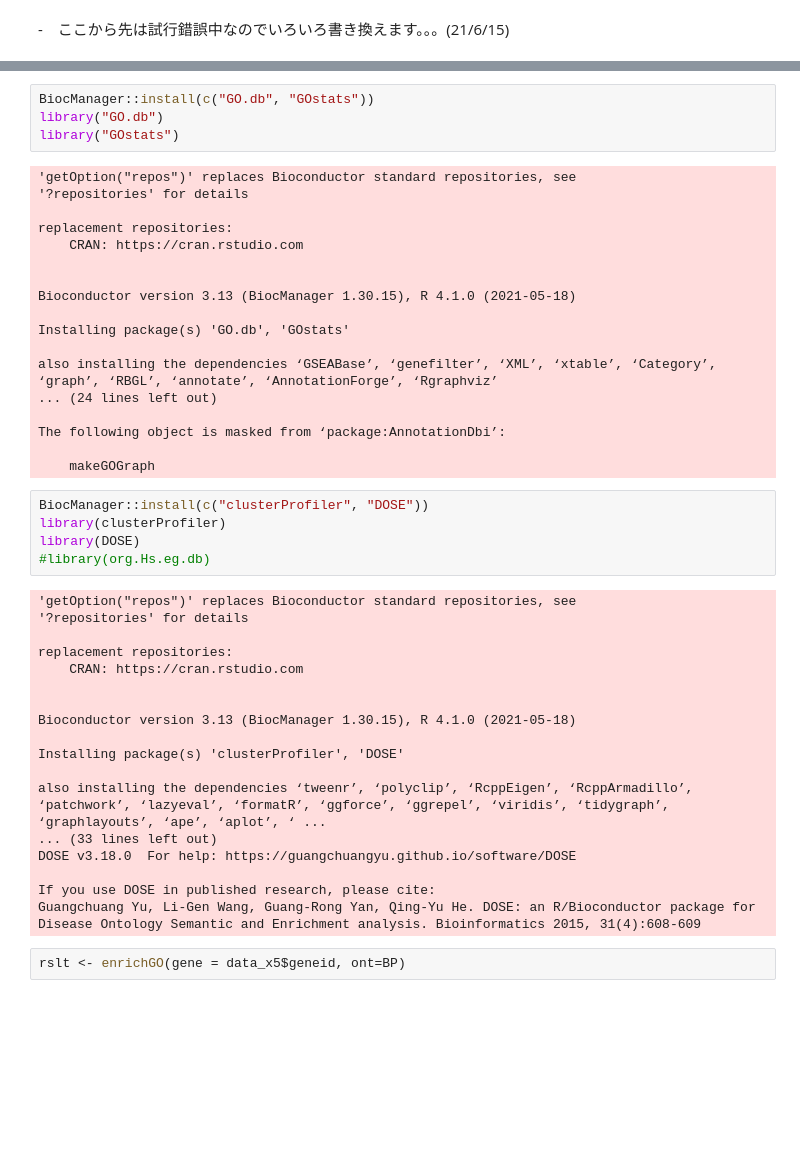
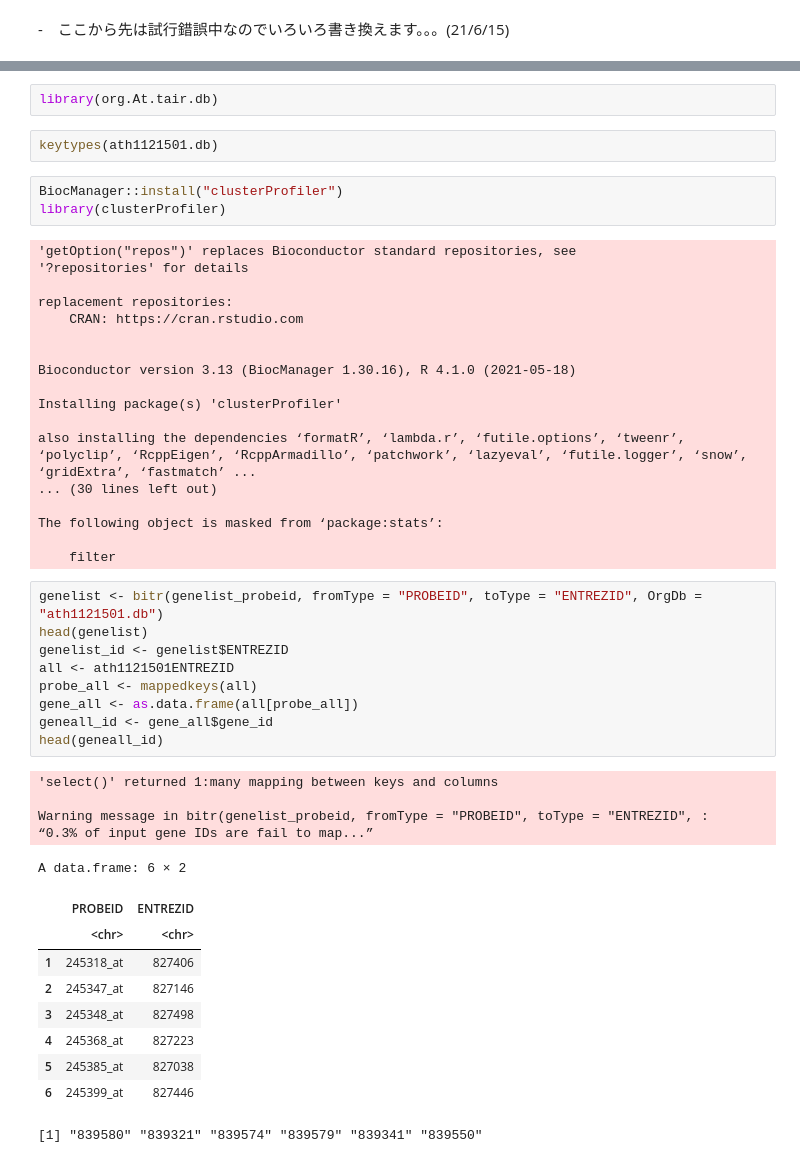
Before and after one commit to chalkless/lecture, a Jupyter notebook: biostats/exp/expByROnGColab.ipynb, the cells around one changed output, grey strips where cells are left out. Cells and saved outputs as stored; diff of their text form; blank space fills up the shorter version.

```diff
--- a/biostats/exp/expByROnGColab.ipynb
+++ b/biostats/exp/expByROnGColab.ipynb
@@ -289,30 +283,10 @@ ERROR: ignored
-# %%
-BiocManager::install(c("GO.db", "GOstats"))
-library("GO.db")
-library("GOstats")
-# %% [output]
-'getOption("repos")' replaces Bioconductor standard repositories, see
-'?repositories' for details
-
-replacement repositories:
-    CRAN: https://cran.rstudio.com
-
-
-Bioconductor version 3.13 (BiocManager 1.30.15), R 4.1.0 (2021-05-18)
-
-Installing package(s) 'GO.db', 'GOstats'
-
-also installing the dependencies ‘GSEABase’, ‘genefilter’, ‘XML’, ‘xtable’, ‘Category’, ‘graph’, ‘RBGL’, ‘annotate’, ‘AnnotationForge’, ‘Rgraphviz’
-... (24 lines left out)
-
-The following object is masked from ‘package:AnnotationDbi’:
-
-    makeGOGraph
+# %%
+library(org.At.tair.db)
+# %%
+keytypes(ath1121501.db)
 # %%
-BiocManager::install(c("clusterProfiler", "DOSE"))
+BiocManager::install("clusterProfiler")
 library(clusterProfiler)
-library(DOSE)
-#library(org.Hs.eg.db)
 # %% [output]
 'getOption("repos")' replaces Bioconductor standard repositories, see
 '?repositories' for details
@@ -321,15 +295,37 @@ replacement repositories:
     CRAN: https://cran.rstudio.com
 
 
-Bioconductor version 3.13 (BiocManager 1.30.15), R 4.1.0 (2021-05-18)
+Bioconductor version 3.13 (BiocManager 1.30.16), R 4.1.0 (2021-05-18)
 
-Installing package(s) 'clusterProfiler', 'DOSE'
+Installing package(s) 'clusterProfiler'
 
-also installing the dependencies ‘tweenr’, ‘polyclip’, ‘RcppEigen’, ‘RcppArmadillo’, ‘patchwork’, ‘lazyeval’, ‘formatR’, ‘ggforce’, ‘ggrepel’, ‘viridis’, ‘tidygraph’, ‘graphlayouts’, ‘ape’, ‘aplot’, ‘ ...
-... (33 lines left out)
-DOSE v3.18.0  For help: https://guangchuangyu.github.io/software/DOSE
+also installing the dependencies ‘formatR’, ‘lambda.r’, ‘futile.options’, ‘tweenr’, ‘polyclip’, ‘RcppEigen’, ‘RcppArmadillo’, ‘patchwork’, ‘lazyeval’, ‘futile.logger’, ‘snow’, ‘gridExtra’, ‘fastmatch’ ...
+... (30 lines left out)
 
-If you use DOSE in published research, please cite:
-Guangchuang Yu, Li-Gen Wang, Guang-Rong Yan, Qing-Yu He. DOSE: an R/Bioconductor package for Disease Ontology Semantic and Enrichment analysis. Bioinformatics 2015, 31(4):608-609
+The following object is masked from ‘package:stats’:
+
+    filter
-# %%
-rslt <- enrichGO(gene = data_x5$geneid, ont=BP)
+# %%
+genelist <- bitr(genelist_probeid, fromType = "PROBEID", toType = "ENTREZID", OrgDb = "ath1121501.db")
+head(genelist)
+genelist_id <- genelist$ENTREZID
+all <- ath1121501ENTREZID
+probe_all <- mappedkeys(all)
+gene_all <- as.data.frame(all[probe_all])
+geneall_id <- gene_all$gene_id
+head(geneall_id)
+# %% [output]
+'select()' returned 1:many mapping between keys and columns
+
+Warning message in bitr(genelist_probeid, fromType = "PROBEID", toType = "ENTREZID", :
+“0.3% of input gene IDs are fail to map...”
+A data.frame: 6 × 2
+|  | PROBEID | ENTREZID |
+|  | <chr> | <chr> |
+| 1 | 245318_at | 827406 |
+| 2 | 245347_at | 827146 |
+| 3 | 245348_at | 827498 |
+| 4 | 245368_at | 827223 |
+| 5 | 245385_at | 827038 |
+| 6 | 245399_at | 827446 |
+[1] "839580" "839321" "839574" "839579" "839341" "839550"
```
Also changed, not shown: parts of 7 cells of this notebook.
